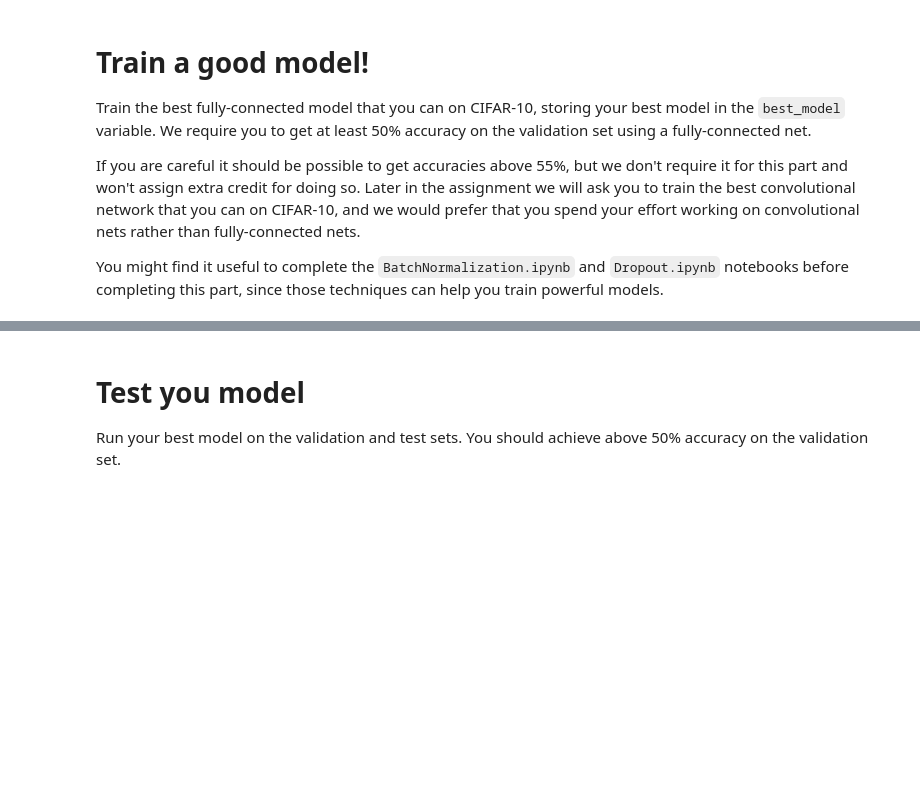
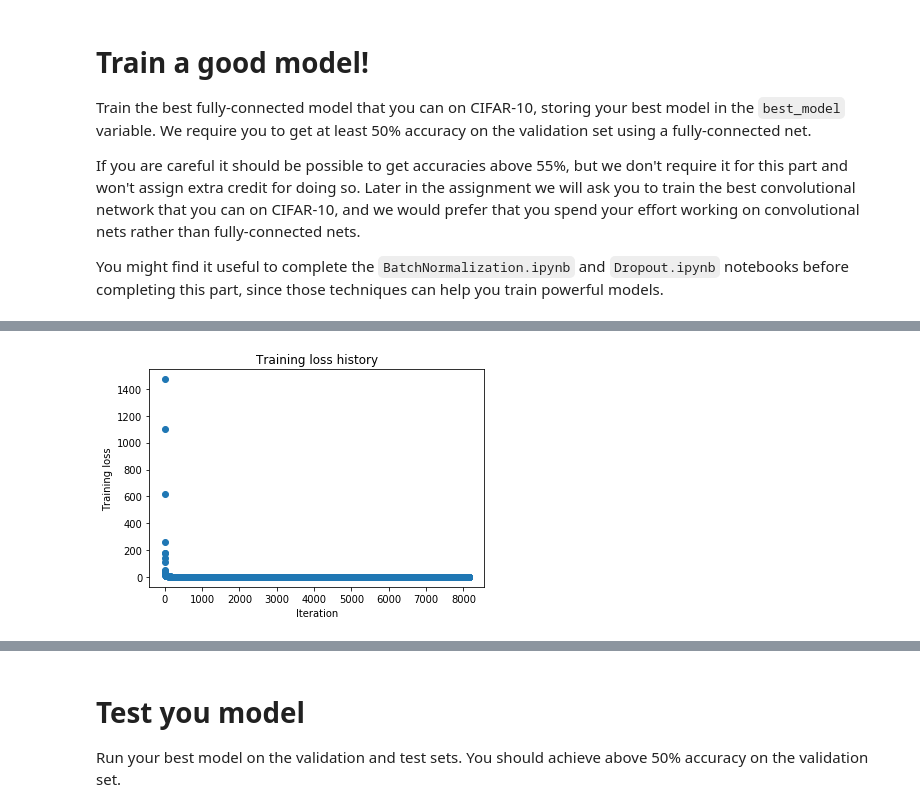
Before and after one commit to aprotopopov/cs231n, a Jupyter notebook: assignment2/FullyConnectedNets.ipynb, the cells around one changed output, grey strips where cells are left out. Drawn from its saved outputs; the diff is of its cells as text; code cells hidden in the pictures; blank space fills up the shorter version.

```diff
--- a/assignment2/FullyConnectedNets.ipynb
+++ b/assignment2/FullyConnectedNets.ipynb
@@ -797,7 +823,28 @@ best_model = None
 # batch normalization and dropout useful. Store your best model in the         #
 # best_model variable.                                                         #
 ################################################################################
-pass
+# TODO: Use a five-layer Net to overfit 50 training examples.
+
+learning_rate = 1e-3
+weight_scale = 1e-1
+model = FullyConnectedNet([200, 150, 150, 100],
+                weight_scale=weight_scale, dtype=np.float64)
+solver = Solver(model, data,
+                print_every=100, num_epochs=50, batch_size=300,
+                update_rule='rmsprop',
+#                 checkpoint_name='best_model.'
+                optim_config={
+                  'learning_rate': learning_rate,
+                }
+         )
+solver.train()
+
+plt.plot(solver.loss_history, 'o')
+plt.title('Training loss history')
+plt.xlabel('Iteration')
+plt.ylabel('Training loss')
+plt.show()
 ################################################################################
 #                              END OF YOUR CODE                                #
 ################################################################################
+# %% [output]
@@ -803,0 +868 @@ pass
+[figure, added]
```
Also changed, not shown: parts of 8 cells of this notebook, 1 other file.
